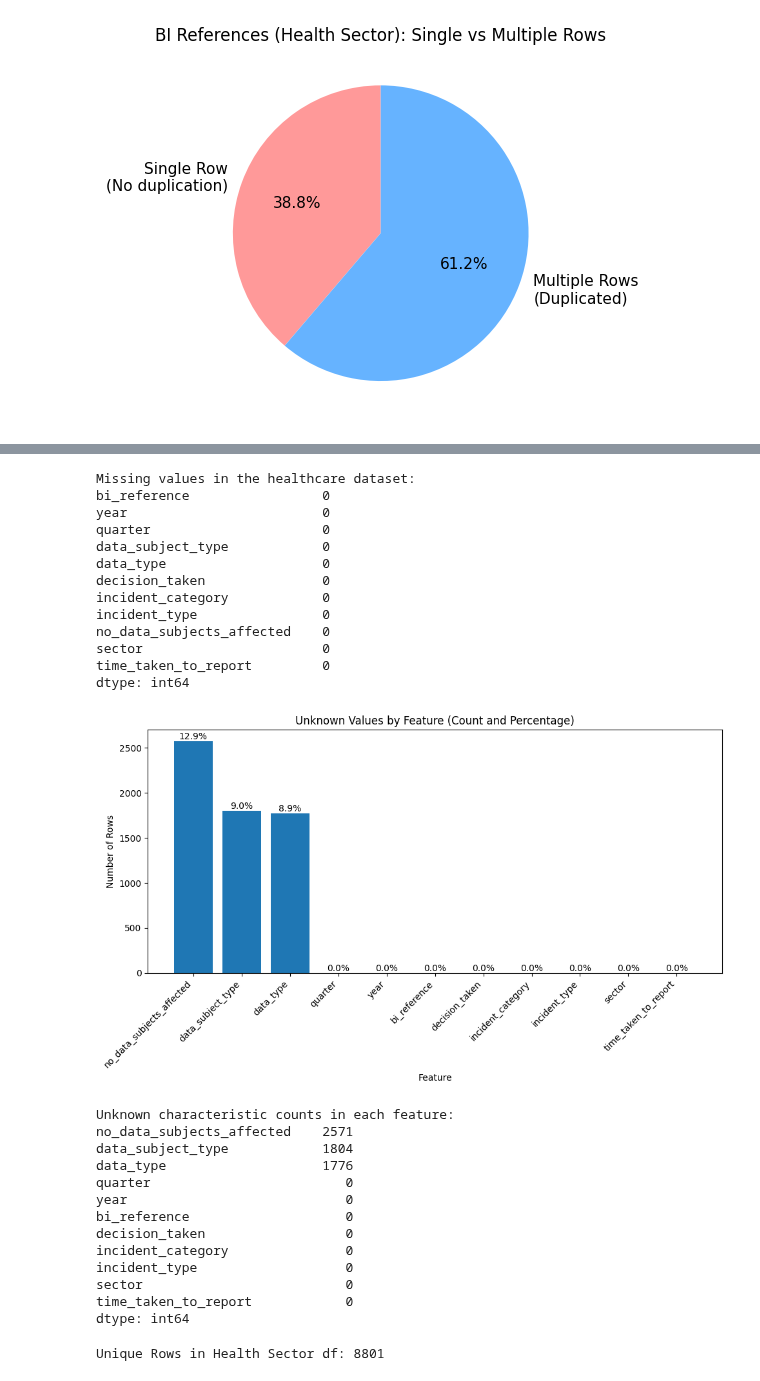
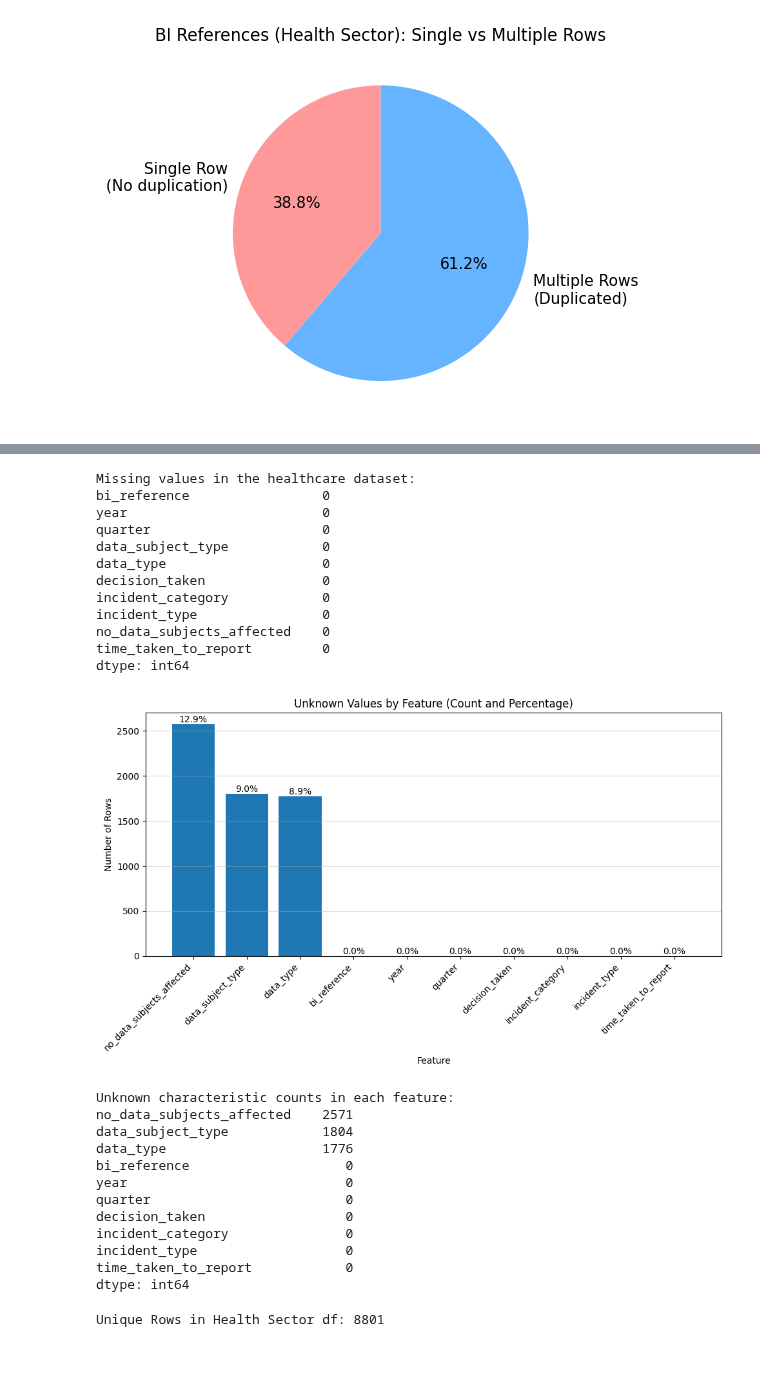
Before and after one commit to maycrowave/healthcare-data-incident-dashboard, a Jupyter notebook: models.ipynb, the cells around one changed output, grey strips where cells are left out. Cells and saved outputs as stored; diff of their text form; code cells hidden in the pictures.

```diff
--- a/models.ipynb
+++ b/models.ipynb
@@ -94,14 +97,17 @@ sector_table
 | Unassigned | 6 | 0.003 |
 # %%
 # filtering the database to focus of the health sector
-df_health = df_original[df_original["Sector"] == "Health"].copy(deep=True)
+df_health_original = df_ico_original[df_ico_original["Sector"] == "Health"].copy(deep=True)
+
+# drop the sector column as it's redundant now
+df_health_original = df_health_original.drop(columns=["Sector"])
 
 # standardising the column names
-df_health.columns = df_health.columns.str.strip().str.lower().str.replace(" ", "_").str.replace(".", "")
+df_health_original.columns = df_health_original.columns.str.strip().str.lower().str.replace(" ", "_").str.replace(".", "")
 
 # look at new healthcare sector focused df
-df_health.info()
-#df_health.to_csv("data-security-incident-trends-health-sector.csv", index=False)
+df_health_original.info()
+#df_health_original.to_csv("data-security-incident-trends-health-sector.csv", index=False)
 # %% [output]
 <class 'pandas.core.frame.DataFrame'>
 Index: 29198 entries, 12 to 188238
@@ -125,20 +130,20 @@ memory usage: 2.7+ MB
 # filtering timeframe to Q2 2021 to Q2 2025
 
 # Get quarters as int for filtering
-df_health["quarter_num"] = df_health["quarter"].str.extract(r"(\d)").astype(int) # temp, helper column
+df_health_original["quarter_num"] = df_health_original["quarter"].str.extract(r"(\d)").astype(int) # temp, helper column
 
-df_health = df_health[
-    ((df_health["year"] > 2021) | ((df_health["year"] == 2021) & (df_health["quarter_num"] >= 2))) &
-    ((df_health["year"] < 2025) | ((df_health["year"] == 2025) & (df_health["quarter_num"] <= 2)))
+df_health_original = df_health_original[
+    ((df_health_original["year"] > 2021) | ((df_health_original["year"] == 2021) & (df_health_original["quarter_num"] >= 2))) &
+    ((df_health_original["year"] < 2025) | ((df_health_original["year"] == 2025) & (df_health_original["quarter_num"] <= 2)))
 ]
 
-df_health = df_health.drop(columns="quarter_num") # drop
+df_health_original = df_health_original.drop(columns="quarter_num") # drop
 
 # Test to see full timeframe
-print(df_health[["year", "quarter"]].drop_duplicates().sort_values(["year", "quarter"]).to_string(index=False))
+print(df_health_original[["year", "quarter"]].drop_duplicates().sort_values(["year", "quarter"]).to_string(index=False))
 
 # New CSV of all processed data
-df_health.to_csv("data-security-incident-trends-health-sector.csv", index=False)
+df_health_original.to_csv("data-security-incident-trends-health-sector.csv", index=False)
 # %% [output]
  year quarter
  2021   Qtr 2
@@ -170,15 +175,14 @@ categorical_cols = [
     "incident_category",
     "incident_type",
     "no_data_subjects_affected",
-    "sector",
     "time_taken_to_report"
 ]
 
 for col in categorical_cols:
-    df_health[col] = df_health[col].astype("category")
+    df_health_original[col] = df_health_original[col].astype("category")
 
 # verify new data types
-df_health.info()
+df_health_original.info()
 # %% [output]
 <class 'pandas.core.frame.DataFrame'>
 Index: 19950 entries, 65264 to 188238
@@ -201,7 +204,7 @@ memory usage: 719.6 KB
 # %%
 # Order the data subjects affected category
-df_health["no_data_subjects_affected"] = pd.Categorical(
-    df_health["no_data_subjects_affected"],
+df_health_original["no_data_subjects_affected"] = pd.Categorical(
+    df_health_original["no_data_subjects_affected"],
     categories=[
         "1 to 9",
         "10 to 99",
@@ -215,7 +218,7 @@ df_health["no_data_subjects_affected"] = pd.Categorical(
 )
 
 # verify ordering
-df_health["no_data_subjects_affected"].cat.categories
+df_health_original["no_data_subjects_affected"].cat.categories
 # %% [output]
 Index(['1 to 9', '10 to 99', '100 to 1k', '1k to 10k', '10k to 100k',
        '100k and above', 'Unknown'],
@@ -298,12 +304,12 @@ max        66.000000
 dtype: float64
 # %%
 # checking how many missing/ unknown values are in the healthcare df
-print(f"Missing values in the healthcare dataset:\n{df_health.isnull().sum()}")
+print(f"Missing values in the healthcare dataset:\n{df_health_original.isnull().sum()}")
 
-unknown_counts = df_health[categorical_cols].isin(["Unknown"]).sum().sort_values(ascending=False)
+unknown_counts = df_health_original[categorical_cols].isin(["Unknown"]).sum().sort_values(ascending=False)
 
 # calculate percentages
-unknown_percents = (unknown_counts / len(df_health)) * 100
+unknown_percents = (unknown_counts / len(df_health_original)) * 100
 
 # visualise per feature
 plt.figure(figsize=(10, 6))
@@ -312,46 +318,45 @@ bars = plt.bar(unknown_counts.index, unknown_counts.values)
 plt.title("Unknown Values by Feature (Count and Percentage)")
 plt.xlabel("Feature")
 plt.ylabel("Number of Rows")
 plt.xticks(rotation=45, ha="right")
 
 # add percentage labels
 for bar, percent in zip(bars, unknown_percents):
     height = bar.get_height()
     plt.text(
         bar.get_x() + bar.get_width() / 2,
         height, f"{percent:.1f}%",
         ha="center", va="bottom"
     )
 
+plt.grid(True, axis='y', linestyle='-', alpha=0.5)
 plt.tight_layout()
 plt.show()
 print(f"Unknown characteristic counts in each feature:\n{unknown_counts}")
 # %% [output]
 Missing values in the healthcare dataset:
 bi_reference                 0
 year                         0
 quarter                      0
 data_subject_type            0
 data_type                    0
 decision_taken               0
 incident_category            0
 incident_type                0
 no_data_subjects_affected    0
-sector                       0
 time_taken_to_report         0
 dtype: int64
-[figure, old version]
+[figure, new version]
 Unknown characteristic counts in each feature:
 no_data_subjects_affected    2571
 data_subject_type            1804
 data_type                    1776
+bi_reference                    0
+year                            0
 quarter                         0
-year                            0
-bi_reference                    0
 decision_taken                  0
 incident_category               0
 incident_type                   0
-sector                          0
 time_taken_to_report            0
 dtype: int64
 # %%
```
Also changed, not shown: parts of 27 cells of this notebook, 1 other file.
